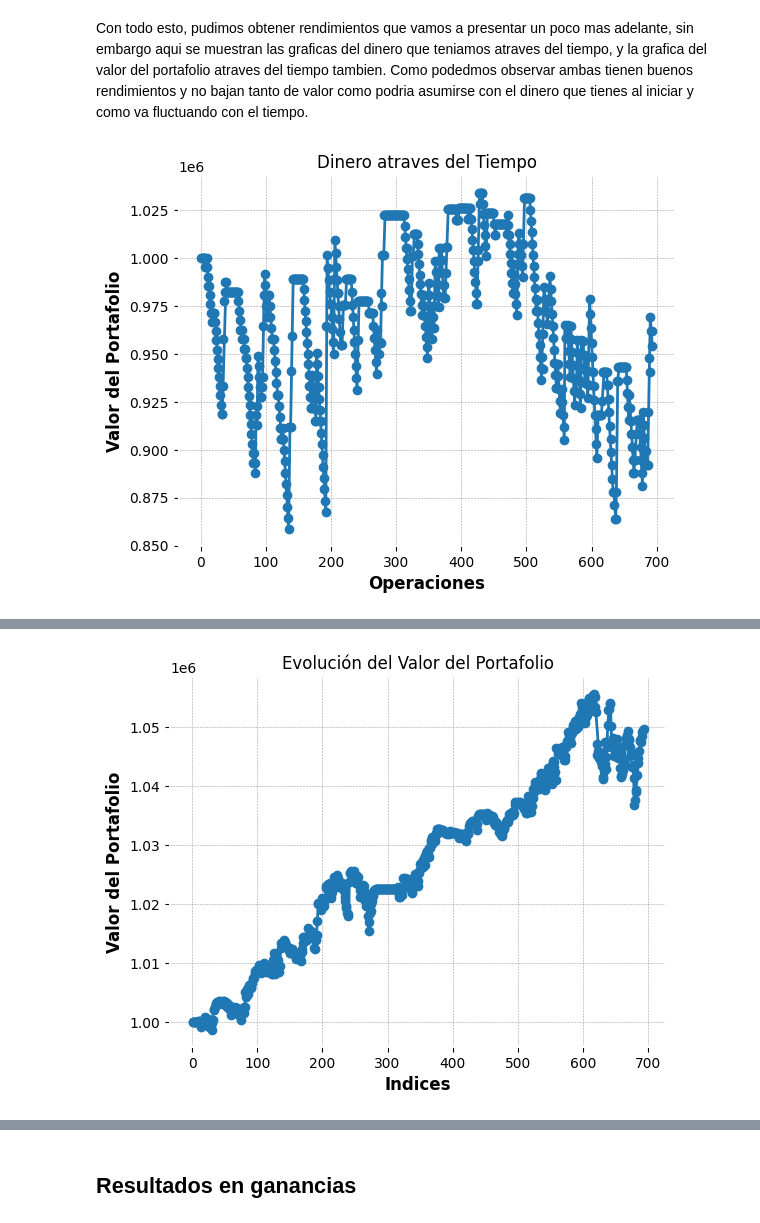
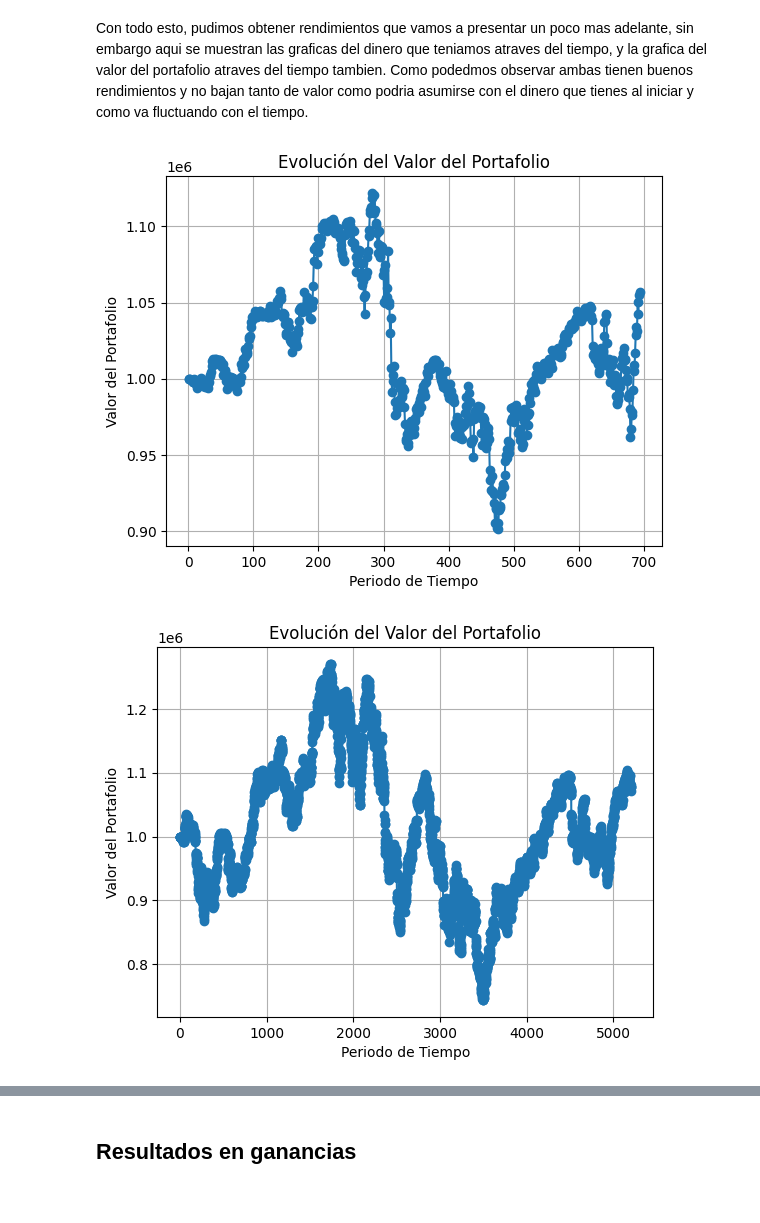
Before and after one commit to luciacrraz/Trading, a Jupyter notebook: Report_ML.ipynb, the cells around one changed output, grey strips where cells are left out. Saved outputs shown, nothing was run; the diff lists cells and outputs as text; code cells hidden in the pictures.

```diff
--- a/Report_ML.ipynb
+++ b/Report_ML.ipynb
@@ -67,0 +125,6 @@ global_buy_signals.head()
+# %%
+dataresult_long_1h_test = file_features("aapl_1h_test.csv", ds_type = "buy")
+dataresult_long_1h_test = dataresult_long_1h_test.dropna()
+dataresult_short_1h_test = file_features("aapl_1h_test.csv", ds_type = "sell")
+dataresult_short_1h_test = dataresult_short_1h_test.dropna()
+dataresult_short_1h_test.head()
@@ -67,0 +138,6 @@ global_buy_signals.head()
+# %%
+dataresult_long_5m_test = file_features("aapl_5m_test.csv", ds_type = "buy")
+dataresult_long_5m_test = dataresult_long_5m_test.dropna()
+dataresult_short_5m_test = file_features("aapl_5m_test.csv", ds_type = "sell")
+dataresult_short_5m_test = dataresult_short_5m_test.dropna()
+dataresult_short_5m_test.head()
@@ -92,7 +175,13 @@ Además, la volatilidad puede proporcionar información valiosa sobre la estabil
 
 Para la variable dependiente, la lógica subyacente se estructura de la siguiente manera: al comparar el precio de cierre actual con el precio de cierre de hace 10 días, se determina la acción a seguir en el mercado. Específicamente, si el precio de cierre actual es mayor que el de hace 10 días, se ejecuta una acción de venta; por el contrario, si es menor, se procede con una acción de compra. Este enfoque se aplica de manera análoga tanto para los conjuntos de datos correspondientes a las transacciones de compra como a las de venta. La definición y aplicación de esta lógica constituyen un aspecto crítico en la construcción de modelos de machine learning destinados a la predicción de movimientos financieros.
 # %%
-data_test_long = file_features(data_1m_test, ds_type="buy")
-data_test_buy = file_features(data_1m_test, ds_type="sell")
-data_test_long.head()
+global_buy_signals_1d_long = buy_signals_1d(dataresult_long_1d_test)
+global_sell_signals_1d_short = sell_signals_1d(dataresult_short_1d_test)
+global_buy_signals_1h_long = buy_signals_1h(dataresult_long_1h_test)
+global_sell_signals_1h_short = sell_signals_1h(dataresult_short_1h_test)
+global_buy_signals_1m_long = buy_signals_1m(dataresult_long_1m_test)
+global_sell_signals_1m_short = sell_signals_1m(dataresult_short_1m_test)
+global_buy_signals_5m_long = buy_signals_5m(dataresult_long_5m_test)
+global_sell_signals_5m_short = sell_signals_5m(dataresult_short_5m_test)
+global_sell_signals_5m_short
 # %% [output]
@@ -129,5 +231,7 @@ Al finalizar el proceso de optimización y backtesting, el código proporciona c
 # %% [markdown]
 Se presenta la funcion de backtesting que devuelve los parametros, y la grafica de los primeros 35 datos, ya con la funcion del backtesting y los parametros optimizados obtenidos por el proceso.
 # %%
-data_1m = data_fun(file_path)
-portfolio_values, cash_values, operations_history,  = backtest(data_1m, global_buy_signals["predicciones_xgboost"], global_sell_signals["predicciones_xgboost"], 0.88, 1.05, 39)
+portfolio_values_1d, cash_values_1d, operations_history_1d = backtest(data_1d, global_buy_signals_1d_long, global_sell_signals_1d_short, 0.8260391440506059, 1.0994972027471122, 43)
+portfolio_values_1h, cash_values_1h, operations_history_1h = backtest(data_1h, global_buy_signals_1h_long, global_sell_signals_1h_short, 0.8045410770677325, 1.0999994091707832, 50)
+portfolio_values_1m, cash_values_1m, operations_history_1m = backtest(data_1m, global_buy_signals_1m_long, global_sell_signals_1m_short, 0.8246899075687136, 1.0966755803337889, 47)
+portfolio_values_5m, cash_values_5m, operations_history_5m = backtest(data_5m, global_buy_signals_5m_long, global_sell_signals_5m_short, 0.8412379579141974, 1.0997899401664173, 29)
@@ -166,6 +283,10 @@ Estos valores determinan el nivel de riesgo y la rentabilidad esperada de la est
 # %% [markdown]
 Con todo esto, pudimos obtener rendimientos que vamos a presentar un poco mas adelante, sin embargo aqui se muestran las graficas del dinero que teniamos atraves del tiempo, y la grafica del valor del portafolio atraves del tiempo tambien. Como podedmos observar ambas tienen buenos rendimientos y no bajan tanto de valor como podria asumirse con el dinero que tienes al iniciar y como va fluctuando con el tiempo.
 # %%
-cash_plot = plot_cash(cash_values)
+port_value_plot(portfolio_values_1d)
+port_value_plot(portfolio_values_1h)
+port_value_plot(portfolio_values_1m)
+port_value_plot(portfolio_values_5m)
 # %% [output]
-[figure, old version]
+[figure, new version]
+[figure, added]
@@ -172,4 +294,0 @@ cash_plot = plot_cash(cash_values)
-# %%
-plot_port_value = port_value_plot(portfolio_values)
-# %% [output]
-[figure, removed]
```
Also changed, not shown: parts of 22 cells of this notebook, 2 other files.
